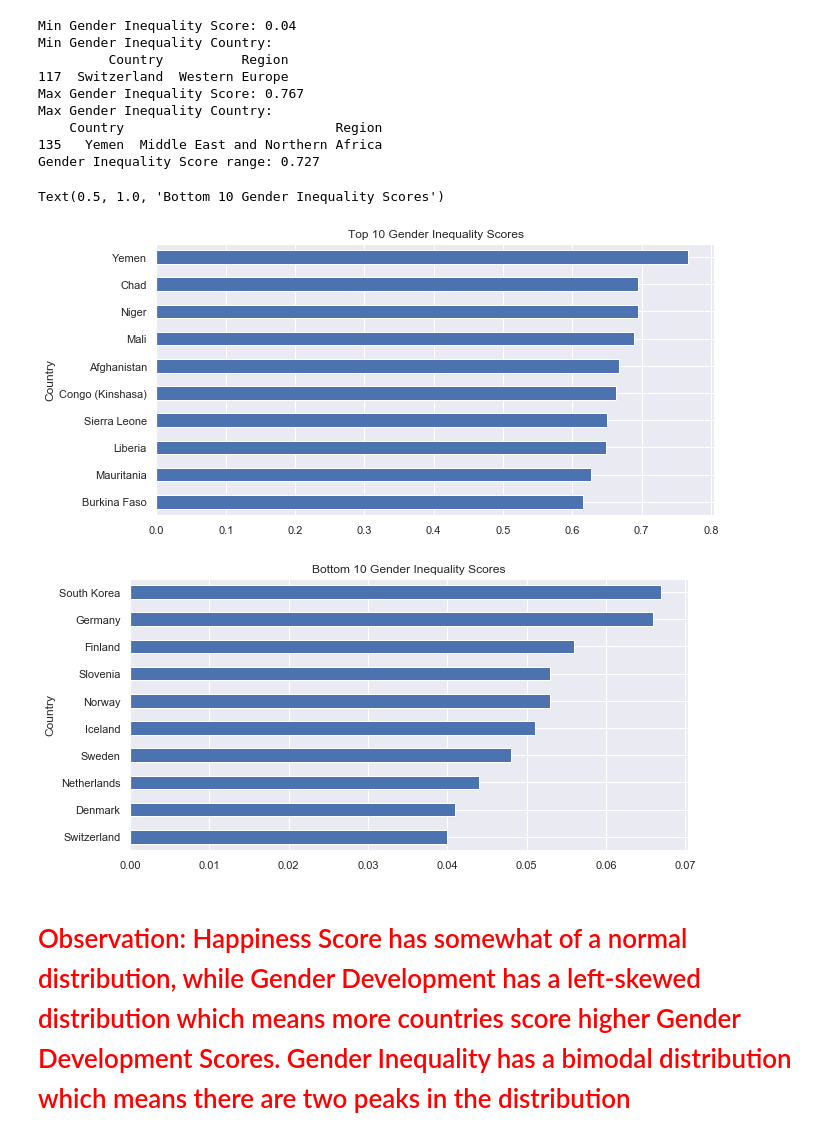
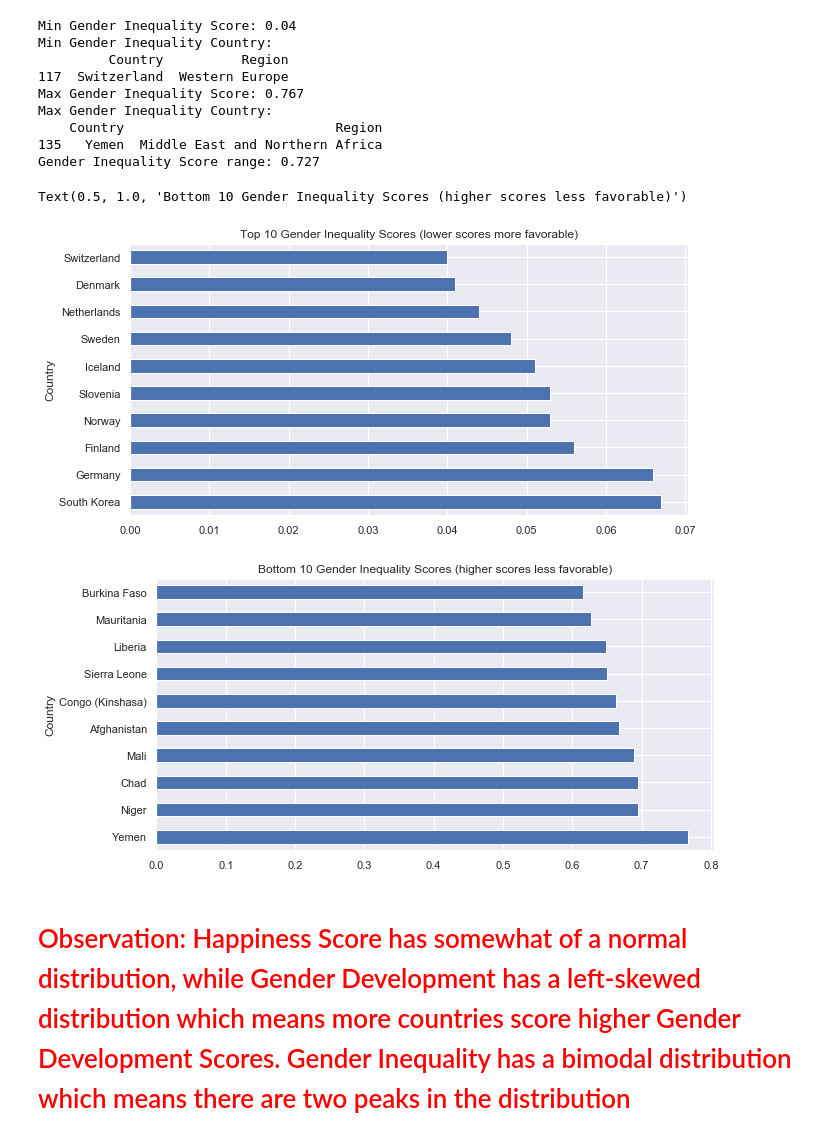
Before and after one commit to nina-driver/Springboard-Capstone-Project-1, a Jupyter notebook: Data Storytelling - World Happiness, Gender Development & Inequality.ipynb, the cells around one changed output. Saved outputs shown, nothing was run; the diff lists cells and outputs as text; code cells hidden in the pictures.

```diff
--- a/Data Storytelling - World Happiness, Gender Development & Inequality.ipynb
+++ b/Data Storytelling - World Happiness, Gender Development & Inequality.ipynb
@@ -95,17 +95,17 @@ Max Gender Inequality Country:
 135   Yemen  Middle East and Northern Africa
 Gender Inequality Score range: 0.727
 # %%
-ax = wh_gdgi[['Country','GI 2015']].sort_values('GI 2015').tail(10).plot(kind='barh',x='Country',y='GI 2015', figsize=(10,5))
+ax = wh_gdgi[['Country','GI 2015']].sort_values('GI 2015',ascending=False).tail(10).plot(kind='barh',x='Country',y='GI 2015', figsize=(10,5))
 ax.get_legend().remove()
-ax.set_title('Top 10 Gender Inequality Scores')
+ax.set_title('Top 10 Gender Inequality Scores (lower scores more favorable)')
 
-ax = wh_gdgi[['Country','GI 2015']].sort_values('GI 2015').head(10).plot(kind='barh',x='Country',y='GI 2015', figsize=(10,5))
+ax = wh_gdgi[['Country','GI 2015']].sort_values('GI 2015',ascending=False).head(10).plot(kind='barh',x='Country',y='GI 2015', figsize=(10,5))
 ax.get_legend().remove()
-ax.set_title('Bottom 10 Gender Inequality Scores')
+ax.set_title('Bottom 10 Gender Inequality Scores (higher scores less favorable)')
 # %% [output]
-Text(0.5, 1.0, 'Bottom 10 Gender Inequality Scores')
+Text(0.5, 1.0, 'Bottom 10 Gender Inequality Scores (higher scores less favorable)')
-[figure, old version]
+[figure, new version]
-[figure, old version]
+[figure, new version]
 # %% [markdown]
 # <span style="color:red">Observation: Happiness Score has somewhat of a normal distribution, while Gender Development has a left-skewed distribution which means more countries score higher Gender Development Scores. Gender Inequality has a bimodal distribution which means there are two peaks in the distribution</span>
 # %% [markdown]
```
Also changed, not shown: parts of 4 cells of this notebook.
